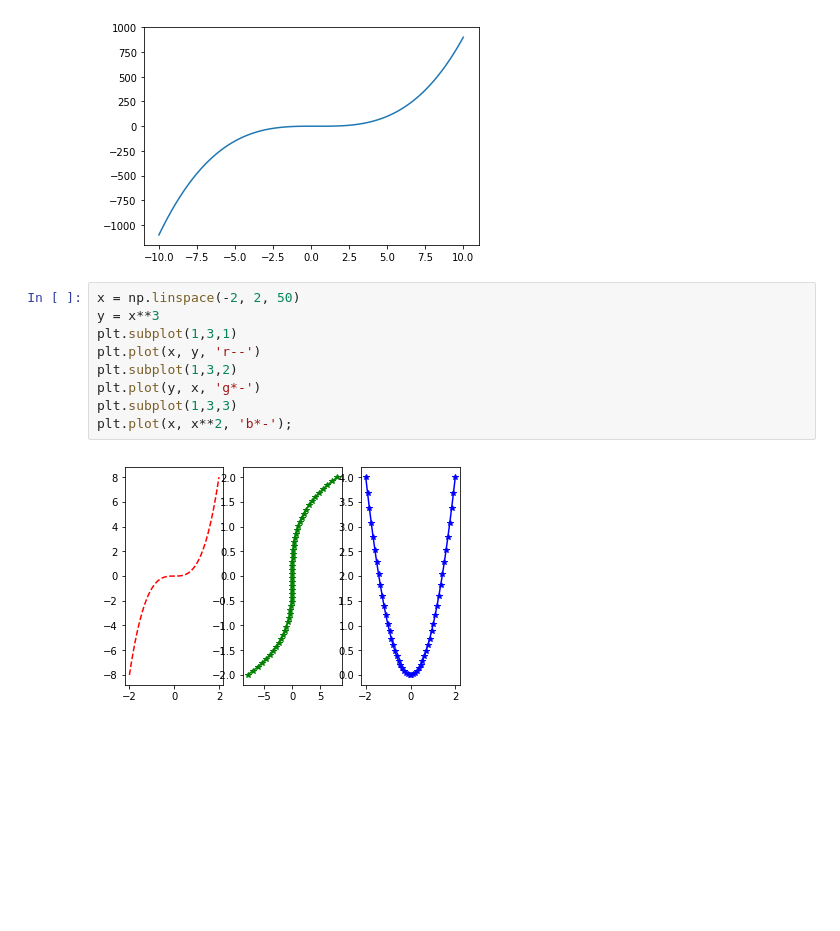
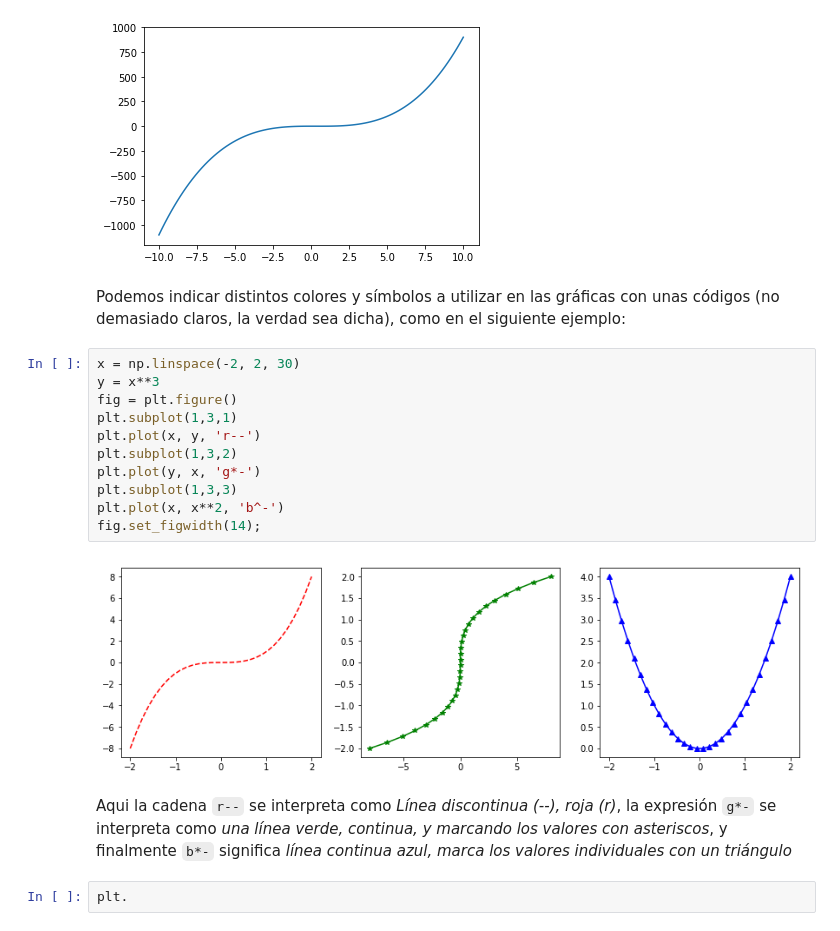
Before and after one commit to euribates/Jupyter, a Jupyter notebook: 009_matplotlib.ipynb, the cells around one changed output. Drawn from its saved outputs; the diff is of its cells as text; blank space fills up the shorter version.

Commit message:
Breve explicacion de los códigos de lineas/colores de matplotlib

```diff
--- a/009_matplotlib.ipynb
+++ b/009_matplotlib.ipynb
@@ -9,14 +9,22 @@ plt.plot(x, y)
 # %% [output]
 [<matplotlib.lines.Line2D at 0x...>]
 [figure]
+# %% [markdown]
+Podemos indicar distintos colores y símbolos a utilizar en las gráficas con unas códigos (no demasiado claros, la verdad sea dicha), como en el siguiente ejemplo:
 # %%
-x = np.linspace(-2, 2, 50)
+x = np.linspace(-2, 2, 30)
 y = x**3
+fig = plt.figure()
 plt.subplot(1,3,1)
 plt.plot(x, y, 'r--')
 plt.subplot(1,3,2)
 plt.plot(y, x, 'g*-')
 plt.subplot(1,3,3)
-plt.plot(x, x**2, 'b*-');
+plt.plot(x, x**2, 'b^-')
+fig.set_figwidth(14);
 # %% [output]
-[figure, old version]
+[figure, new version]
+# %% [markdown]
+Aqui la cadena `r--` se interpreta como _Línea discontinua (--), roja (r)_, la expresión `g*-` se interpreta como _una línea verde, continua, y marcando los valores con asteriscos_, y finalmente `b*-` significa _línea continua azul, marca los valores individuales con un triángulo_
+# %%
+plt.
```
